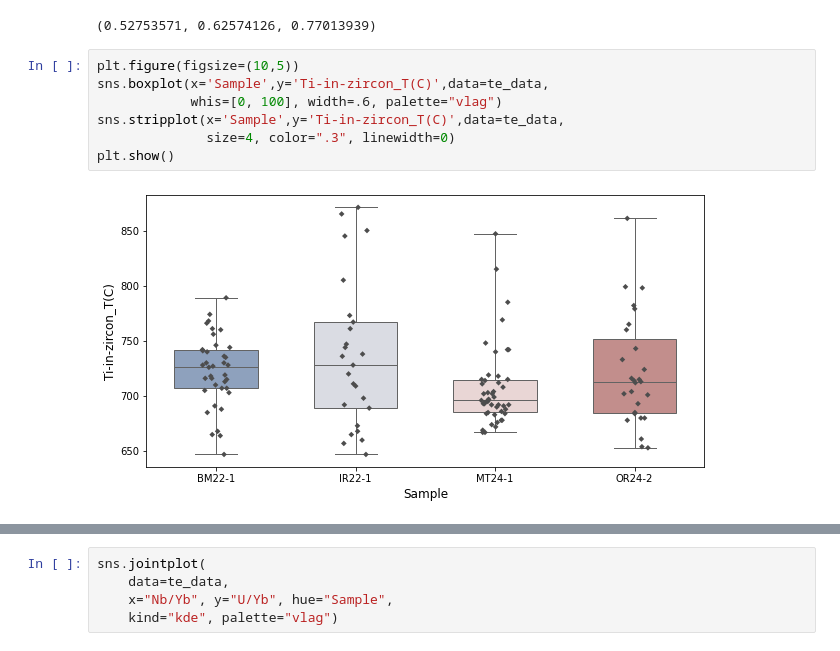
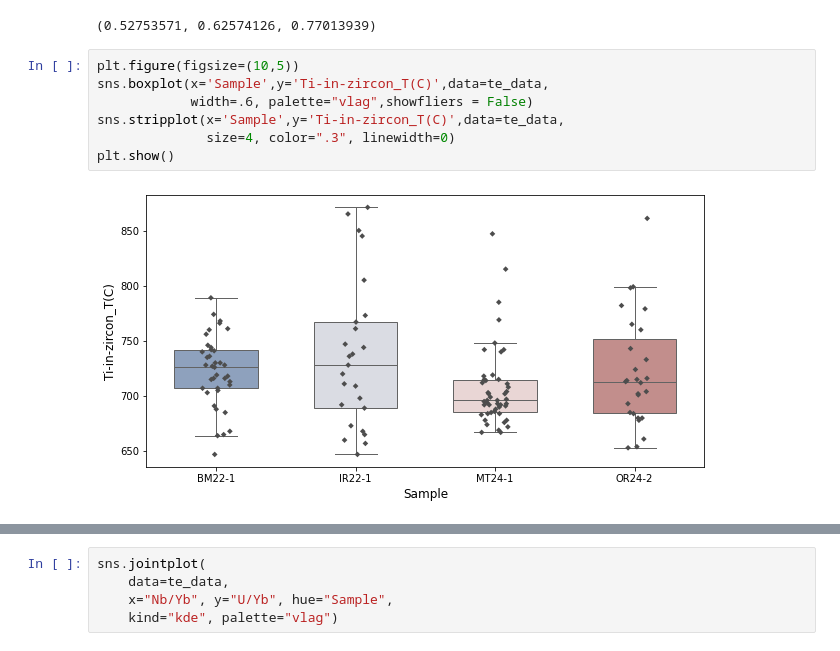
Before and after one commit to Swanson-Hysell-Group/Northbrae_Volcanics, a Jupyter notebook: code/trace_elements.ipynb, the cells around one changed output, grey strips where cells are left out. Saved outputs shown, nothing was run; the diff lists cells and outputs as text.

```diff
--- a/code/trace_elements.ipynb
+++ b/code/trace_elements.ipynb
@@ -76,10 +76,10 @@ color_1
 # %%
 plt.figure(figsize=(10,5))
 sns.boxplot(x='Sample',y='Ti-in-zircon_T(C)',data=te_data,
-            whis=[0, 100], width=.6, palette="vlag")
+            width=.6, palette="vlag",showfliers = False)
 sns.stripplot(x='Sample',y='Ti-in-zircon_T(C)',data=te_data,
               size=4, color=".3", linewidth=0)
 plt.show()
 # %% [output]
-[figure, old version]
+[figure, new version]
 # %%
```
Also changed, not shown: parts of 1 cell of this notebook.
